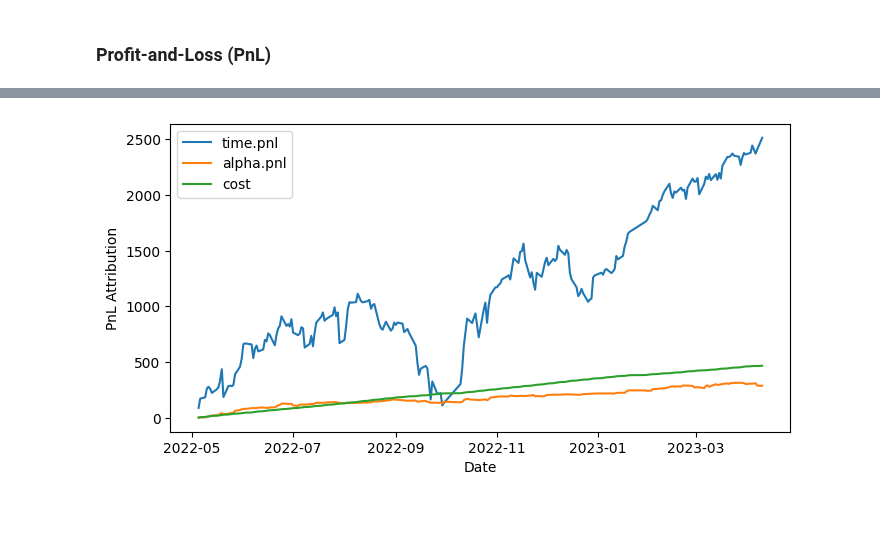
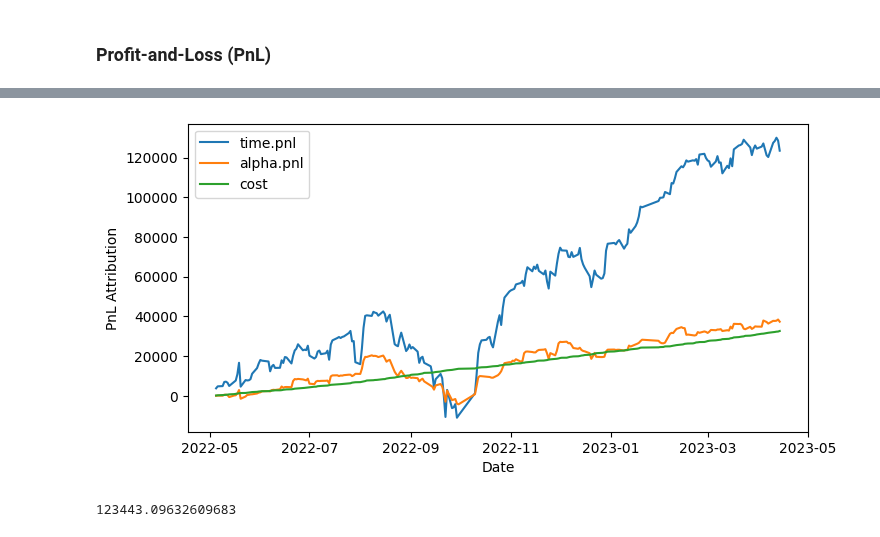
Before and after one commit to JiaRuiming-1/AI-Trading, a Jupyter notebook: P7_Backtesting/Backtest_Real.ipynb, the cells around one changed output, grey strips where cells are left out. Drawn from its saved outputs; the diff is of its cells as text; code cells hidden in the pictures.

```diff
--- a/P7_Backtesting/Backtest_Real.ipynb
+++ b/P7_Backtesting/Backtest_Real.ipynb
@@ -285,10 +311,10 @@ pca window_len is 19
 # %% [markdown]
 ### Combine Factors
 # %%
-#'alpha_atr_2', 'alpha_kama_5d', 'alpha_AI'
+#'alpha_atr14', 'alpha_kama', 'alpha_AI'
 all_factors['date'] = pd.to_datetime(all_factors['trade_date'], format='%Y%m%d')
 alpha_df = all_factors.drop(columns=['returns_2']).set_index(['date', 'ts_code'])
-alpha_df['alpha_all'] = 0.2 * alpha_df['alpha_atr'] + 0.01*alpha_df['alpha_010'] + 0.8*alpha_df['alpha_AI']
+alpha_df['alpha_all'] = 0.1 * alpha_df['alpha_atr14'] + 0.5*alpha_df['alpha_kama'] + 0.4*alpha_df['alpha_AI']
 alpha_df = alpha_df.sort_values(by=['date'])
 print(max(alpha_df['alpha_all']), min(alpha_df['alpha_all']))
 # %% [output]
@@ -300,21 +326,21 @@ print(max(alpha_df['alpha_all']), min(alpha_df['alpha_all']))
 - aversion expressed a risk rescale weights
 # %%
 # the lambda expressed a transaction costs weights
-def get_obj_func(h0, variance, alpha, Lambda=5e-3, aversion=0.5):
+def get_obj_func(h0, variance, alpha, Lambda=3e-6, aversion=.01):
     def obj_func(h):
         #f = 0.5 * aversion * np.dot(h, variance).dot(h.T) - aversion * np.matmul(h, alpha) + np.dot((h-h0)**2, Lambda)
         f =  - np.matmul(h, alpha) \
-             + aversion * (np.dot(h, variance).dot(h.T)) / 252/19 \
-             #+ Lambda * abs((h-h0)).sum()
+             + aversion * (np.dot(h, variance).dot(h.T))**0.5 \
+             + np.dot((h-h0)**2, Lambda)
         return f
     return obj_func
 
-def get_grad_func(h0, variance, alpha, Lambda=5e-3, aversion=0.5):
+def get_grad_func(h0, variance, alpha, Lambda=3e-6, aversion=.01):
     def grad_func(h):
         #f_hat =  aversion * np.dot(variance, h) - aversion * alpha + 2 * Lambda * (h-h0)
         f_hat =  - alpha  \
-                + aversion * np.dot(variance, h) / 252/19 \
-                #+ Lambda
+                + 0.5 * aversion * np.dot(variance, h) \
+                + 2 * Lambda * (h-h0)
         return f_hat
     return grad_func
 
@@ -328,7 +354,7 @@ calendar = alpha_df.trade_date.unique()
 # get parameter
 ticker_num = len(alpha_df.index.get_level_values(1).unique())
 h0 = [0.] * ticker_num
-bounds = [(0,100)] * ticker_num
+bounds = [(0,10000)] * ticker_num
 
 for dt in calendar:
     # fill yesterday holding
@@ -369,7 +397,7 @@ h_optimal_list = [positions[dt]['h_opt'] for dt in positions.keys() ]
 h_privious_list = [positions[dt]['h_privious'] for dt in positions.keys() ]
 # %%
 all_positions = []
-for dt in list(positions.keys())[3:]:
+for dt in list(positions.keys()):
     all_positions.append(positions[dt].h_opt.sum())
 print(max(all_positions), min(all_positions))
 # %% [output]
@@ -440,14 +473,14 @@ calendar = alpha_df.trade_date.unique()
 alpha_exposure_df = pd.DataFrame()
 alpha_exposures = {}
 for ii, dt in enumerate(calendar):
-    alpha_df_i = alpha_df_.loc[alpha_df_.trade_date==dt][['trade_date','ts_code','alpha_atr', 'alpha_010', 'alpha_AI', 'returns_2']]
+    alpha_df_i = alpha_df_.loc[alpha_df_.trade_date==dt][['trade_date','ts_code','alpha_atr14', 'alpha_kama', 'alpha_AI', 'returns_2']]
     h_opt_i = h_privious_list[ii]
     B_alpha = get_B_alpha(alpha_df_i)
 
     # alpha_df['alpha_all'] = 0.7 * alpha_df['alpha_AI'] + 0.3*alpha_df['alpha_149'] + 0.1*alpha_df['alpha_010']
-    B_alpha = B_alpha * [[0.1, 0.1, 0.8]] #* len(alpha_df_.ts_code.unique())
+    B_alpha = B_alpha * [[0.1, 0.5, 0.4]] #* len(alpha_df_.ts_code.unique())
     #alpha_exposure = pd.Series(np.matmul(B_alpha.transpose(), h_opt_i), index=colnames(B_alpha))
-    alpha_exposure = pd.Series(np.matmul(B_alpha.transpose(), h_opt_i), index=['alpha_atr', 'alpha_kama_010', 'alpha_AI'])
+    alpha_exposure = pd.Series(np.matmul(B_alpha.transpose(), h_opt_i), index=['alpha_atr14', 'alpha_kama', 'alpha_AI'])
     alpha_exposures[dt] = alpha_exposure
     alpha_exposure_df = pd.concat([alpha_exposure_df,alpha_exposure], axis=1)
 
@@ -492,7 +526,7 @@ def build_pnl_attribution():
         p = positions[dt]
         # alpha f
         #fr = facret[dt][[0,2,5]]
-        fr = facret[dt].loc[['alpha_atr', 'alpha_010', 'alpha_AI']]
+        fr = facret[dt].loc[['alpha_atr14', 'alpha_kama', 'alpha_AI']]
         # risk f
         rr = variance_all[dt][2]
         row_universe = all_factors.loc[all_factors.trade_date==dt]
@@ -518 +552,5 @@ plt.show()
-[figure, old version]
+[figure, new version]
+# %%
+attr['time.pnl'].sum()
+# %% [output]
+123443.09632609683
```
Also changed, not shown: parts of 24 cells of this notebook.
